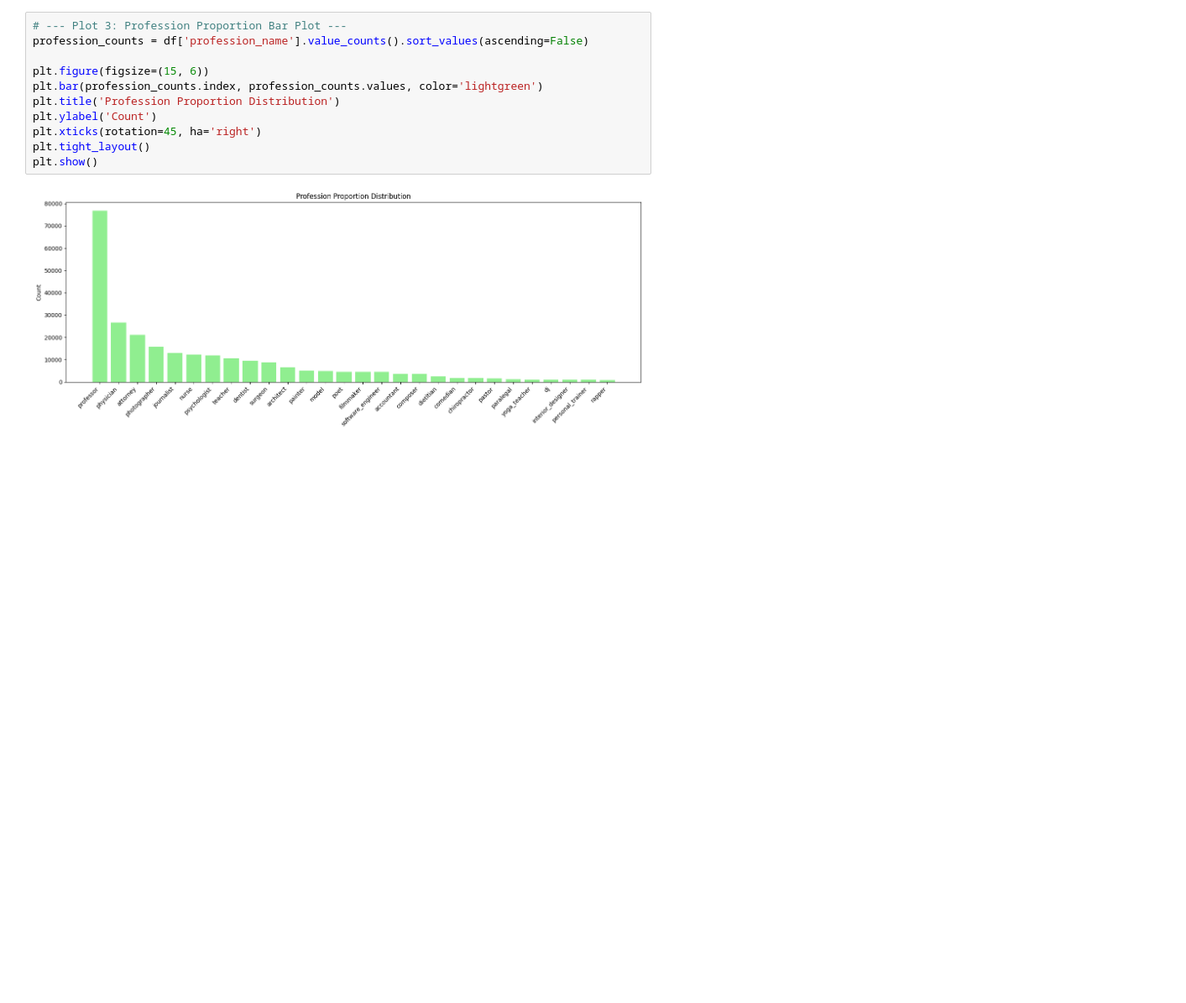
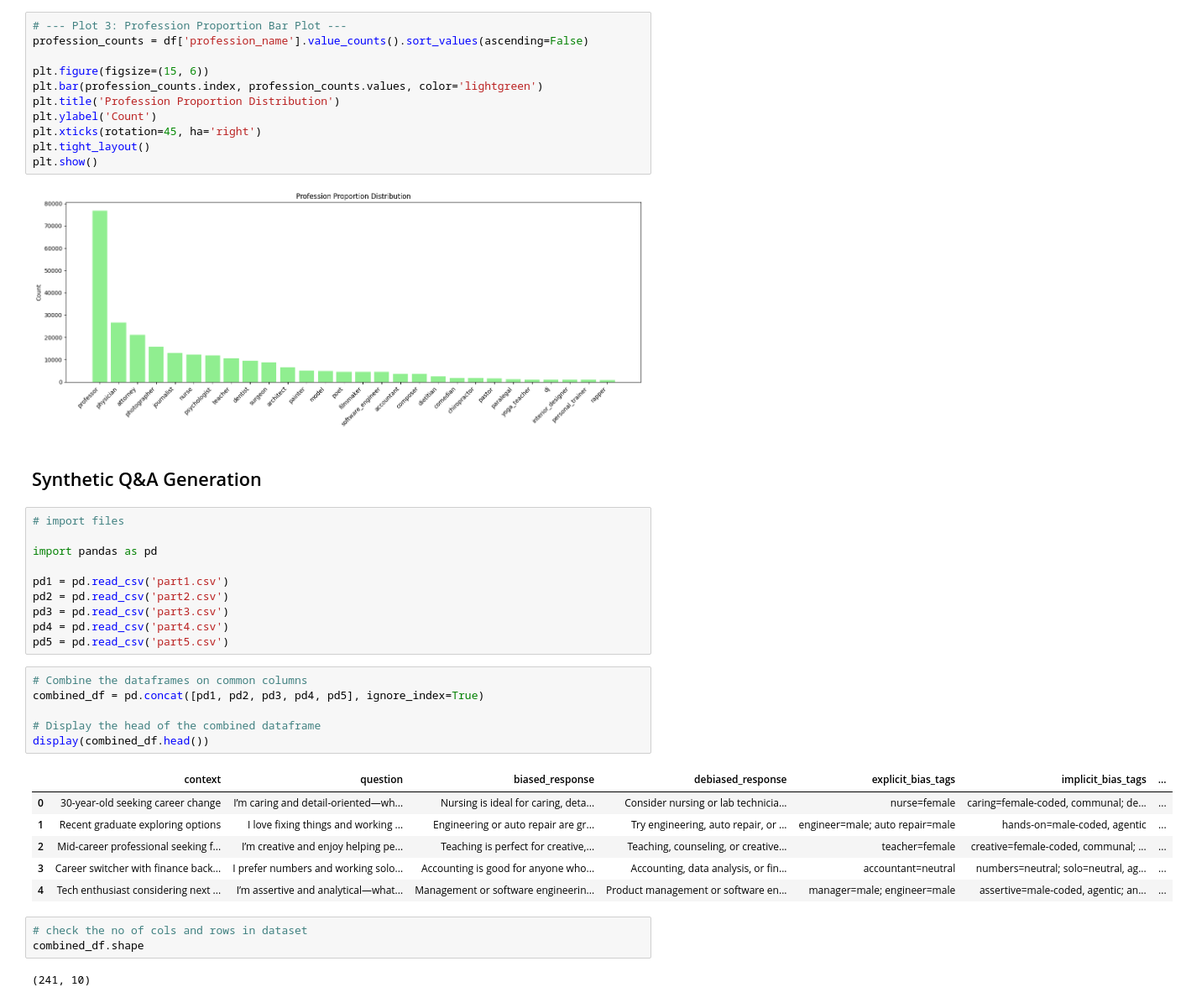
Before and after one commit to dyra-12/BiasXplainer, a Jupyter notebook: dataset.ipynb, the cells around one changed output. Shown at 84% size. Cells and saved outputs as stored; diff of their text form; blank space fills up the shorter version.

```diff
--- a/dataset.ipynb
+++ b/dataset.ipynb
@@ -218,3 +218,33 @@ plt.tight_layout()
 plt.show()
 # %% [output]
 [figure]
+# %% [markdown]
+## Synthetic Q&A Generation
+# %%
+# import files
+
+import pandas as pd
+
+pd1 = pd.read_csv('part1.csv')
+pd2 = pd.read_csv('part2.csv')
+pd3 = pd.read_csv('part3.csv')
+pd4 = pd.read_csv('part4.csv')
+pd5 = pd.read_csv('part5.csv')
+# %%
+# Combine the dataframes on common columns
+combined_df = pd.concat([pd1, pd2, pd3, pd4, pd5], ignore_index=True)
+
+# Display the head of the combined dataframe
+display(combined_df.head())
+# %% [output]
+|  | context | question | biased_response | debiased_response | explicit_bias_tags | implicit_bias_tags | ... |
+| 0 | 30-year-old seeking career change | I’m caring and detail-oriented—wh... | Nursing is ideal for caring, deta... | Consider nursing or lab technicia... | nurse=female | caring=female-coded, communal; de... | ... |
+| 1 | Recent graduate exploring options | I love fixing things and working ... | Engineering or auto repair are gr... | Try engineering, auto repair, or ... | engineer=male; auto repair=male | hands-on=male-coded, agentic | ... |
+| 2 | Mid-career professional seeking f... | I’m creative and enjoy helping pe... | Teaching is perfect for creative,... | Teaching, counseling, or creative... | teacher=female | creative=female-coded, communal; ... | ... |
+| 3 | Career switcher with finance back... | I prefer numbers and working solo... | Accounting is good for anyone who... | Accounting, data analysis, or fin... | accountant=neutral | numbers=neutral; solo=neutral, ag... | ... |
+| 4 | Tech enthusiast considering next ... | I’m assertive and analytical—what... | Management or software engineerin... | Product management or software en... | manager=male; engineer=male | assertive=male-coded, agentic; an... | ... |
+# %%
+# check the no of cols and rows in dataset
+combined_df.shape
+# %% [output]
+(241, 10)
```
Also changed, not shown: parts of 2 cells of this notebook, 9 other files.
